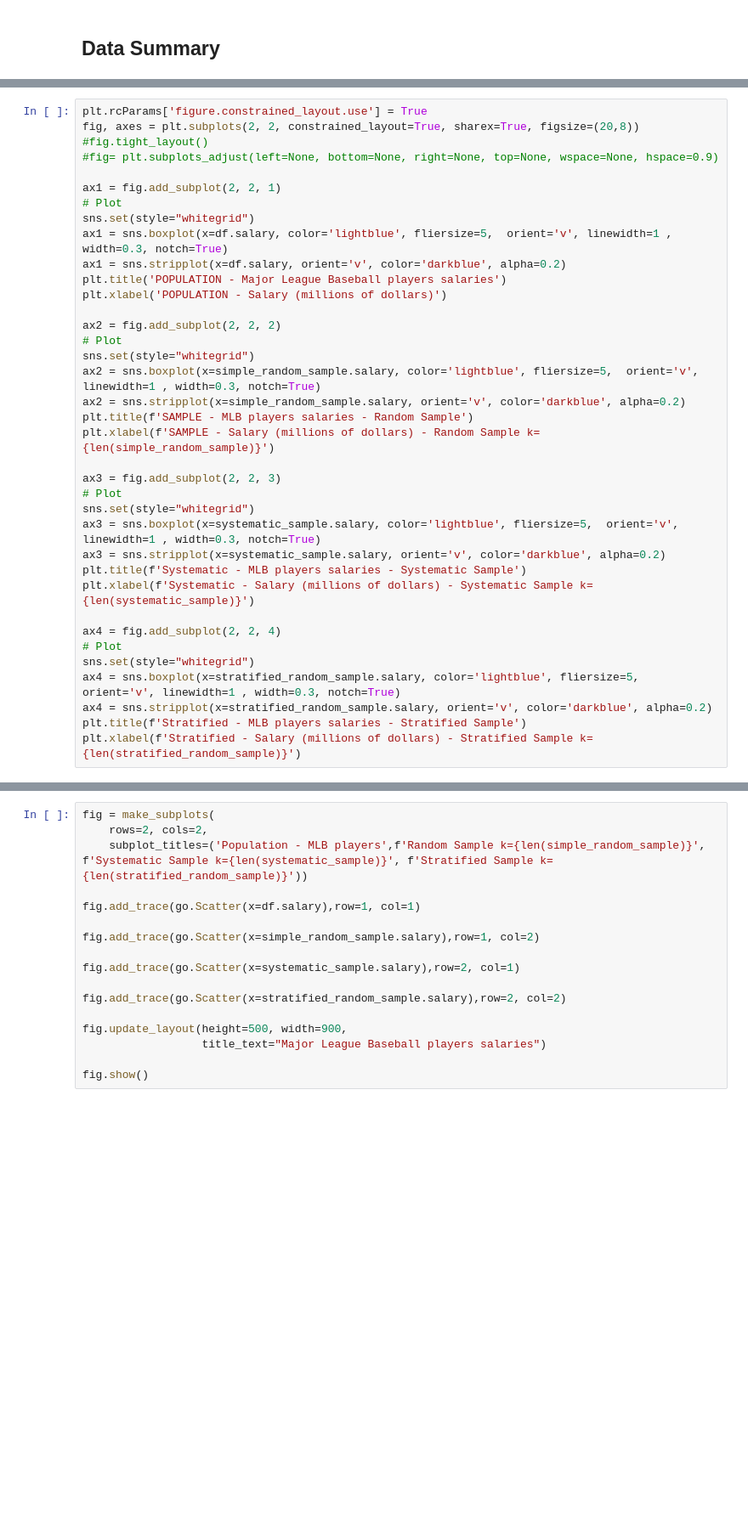
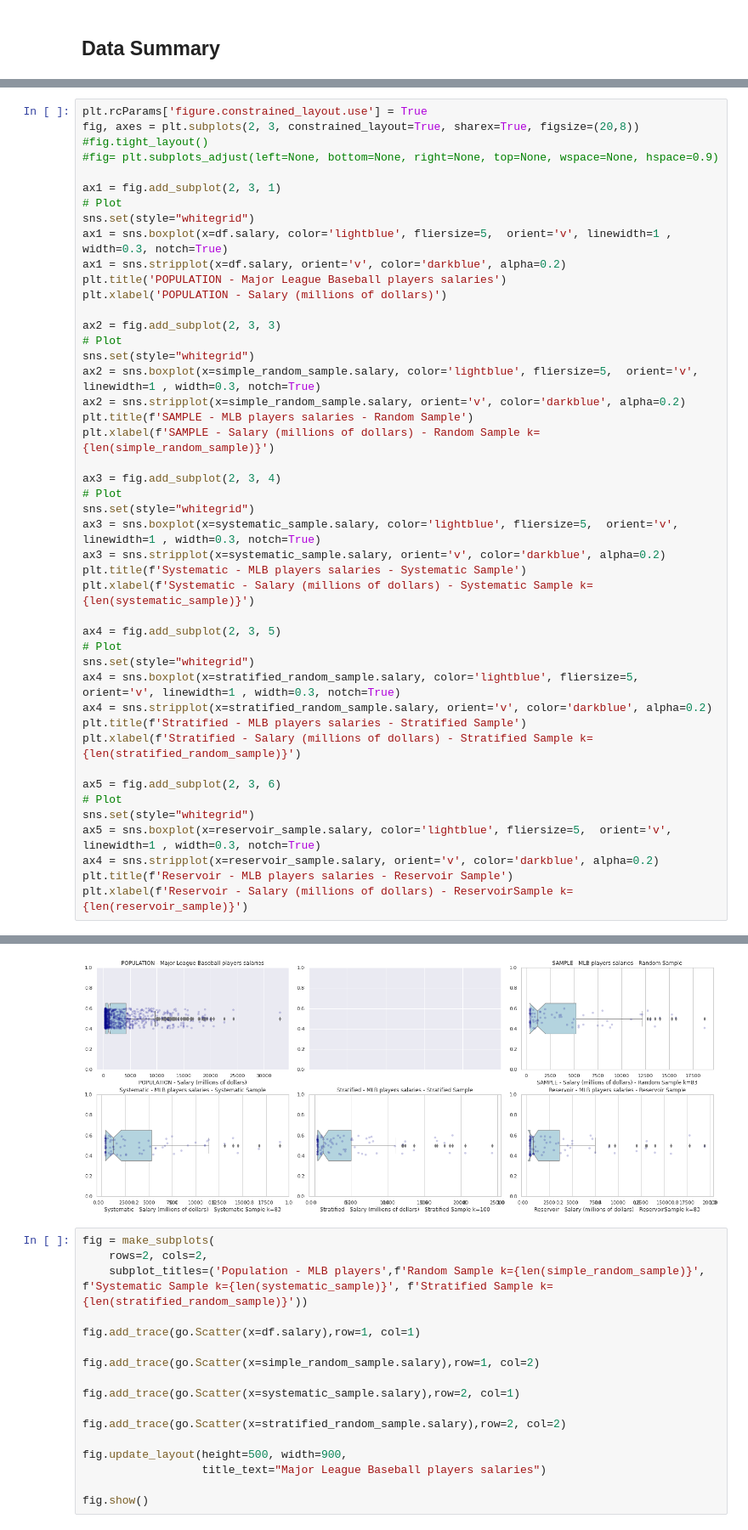
Before and after one commit to jesussantana/Sampling, a Jupyter notebook: notebooks/Sprint_6_Sampling.ipynb, the cells around one changed output, grey strips where cells are left out. Shown: that part at 85% size. Saved outputs shown, nothing was run; the diff lists cells and outputs as text; blank space fills up the shorter version.

```diff
--- a/notebooks/Sprint_6_Sampling.ipynb
+++ b/notebooks/Sprint_6_Sampling.ipynb
@@ -414,10 +462,10 @@ outcomes.sort_values(by='abs_error')
 # %%
 plt.rcParams['figure.constrained_layout.use'] = True
-fig, axes = plt.subplots(2, 2, constrained_layout=True, sharex=True, figsize=(20,8))
+fig, axes = plt.subplots(2, 3, constrained_layout=True, sharex=True, figsize=(20,8))
 #fig.tight_layout()
 #fig= plt.subplots_adjust(left=None, bottom=None, right=None, top=None, wspace=None, hspace=0.9)
 
-ax1 = fig.add_subplot(2, 2, 1)
+ax1 = fig.add_subplot(2, 3, 1)
 # Plot
 sns.set(style="whitegrid")
 ax1 = sns.boxplot(x=df.salary, color='lightblue', fliersize=5,  orient='v', linewidth=1 , width=0.3, notch=True)
@@ -425,7 +473,7 @@ ax1 = sns.stripplot(x=df.salary, orient='v', color='darkblue', alpha=0.2)
 plt.title('POPULATION - Major League Baseball players salaries')
 plt.xlabel('POPULATION - Salary (millions of dollars)')
 
-ax2 = fig.add_subplot(2, 2, 2)
+ax2 = fig.add_subplot(2, 3, 3)
 # Plot
 sns.set(style="whitegrid")
 ax2 = sns.boxplot(x=simple_random_sample.salary, color='lightblue', fliersize=5,  orient='v', linewidth=1 , width=0.3, notch=True)
@@ -433,7 +481,7 @@ ax2 = sns.stripplot(x=simple_random_sample.salary, orient='v', color='darkblue',
 plt.title(f'SAMPLE - MLB players salaries - Random Sample')
 plt.xlabel(f'SAMPLE - Salary (millions of dollars) - Random Sample k={len(simple_random_sample)}')
 
-ax3 = fig.add_subplot(2, 2, 3)
+ax3 = fig.add_subplot(2, 3, 4)
 # Plot
 sns.set(style="whitegrid")
 ax3 = sns.boxplot(x=systematic_sample.salary, color='lightblue', fliersize=5,  orient='v', linewidth=1 , width=0.3, notch=True)
@@ -441,10 +489,19 @@ ax3 = sns.stripplot(x=systematic_sample.salary, orient='v', color='darkblue', al
 plt.title(f'Systematic - MLB players salaries - Systematic Sample')
 plt.xlabel(f'Systematic - Salary (millions of dollars) - Systematic Sample k={len(systematic_sample)}')
 
-ax4 = fig.add_subplot(2, 2, 4)
+ax4 = fig.add_subplot(2, 3, 5)
 # Plot
 sns.set(style="whitegrid")
 ax4 = sns.boxplot(x=stratified_random_sample.salary, color='lightblue', fliersize=5,  orient='v', linewidth=1 , width=0.3, notch=True)
 ax4 = sns.stripplot(x=stratified_random_sample.salary, orient='v', color='darkblue', alpha=0.2)
 plt.title(f'Stratified - MLB players salaries - Stratified Sample')
 plt.xlabel(f'Stratified - Salary (millions of dollars) - Stratified Sample k={len(stratified_random_sample)}')
+
+ax5 = fig.add_subplot(2, 3, 6)
+# Plot
+sns.set(style="whitegrid")
+ax5 = sns.boxplot(x=reservoir_sample.salary, color='lightblue', fliersize=5,  orient='v', linewidth=1 , width=0.3, notch=True)
+ax4 = sns.stripplot(x=reservoir_sample.salary, orient='v', color='darkblue', alpha=0.2)
+plt.title(f'Reservoir - MLB players salaries - Reservoir Sample')
+plt.xlabel(f'Reservoir - Salary (millions of dollars) - ReservoirSample k={len(reservoir_sample)}')
+# %% [output]
@@ -451,3 +509,4 @@ plt.xlabel(f'Stratified - Salary (millions of dollars) - Stratified Sample k={le
+[figure, added]
 # %%
 fig = make_subplots(
     rows=2, cols=2,
```
Also changed, not shown: parts of 23 cells of this notebook.
